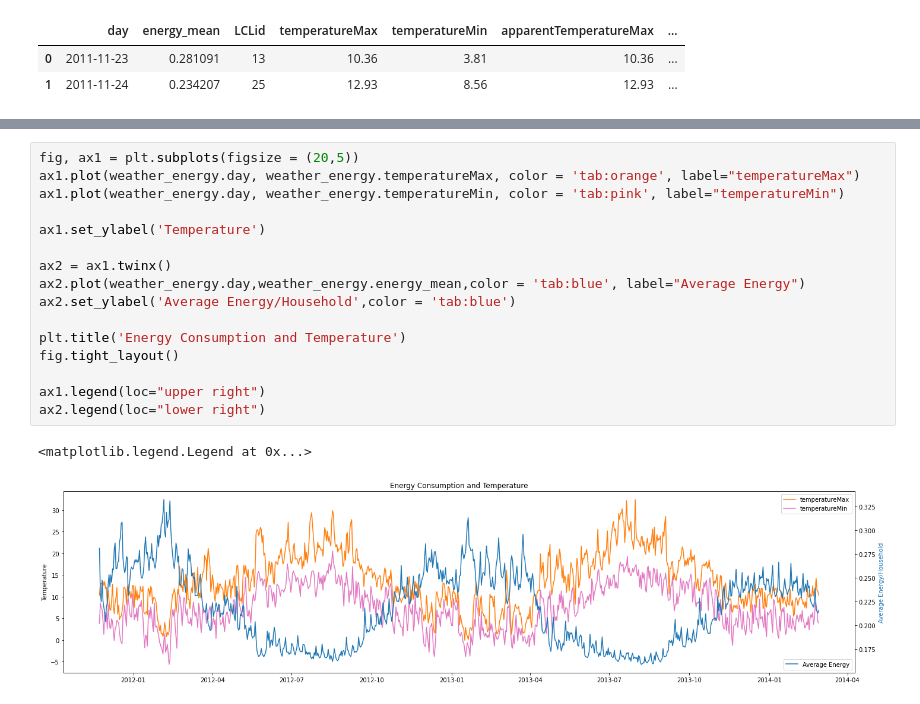
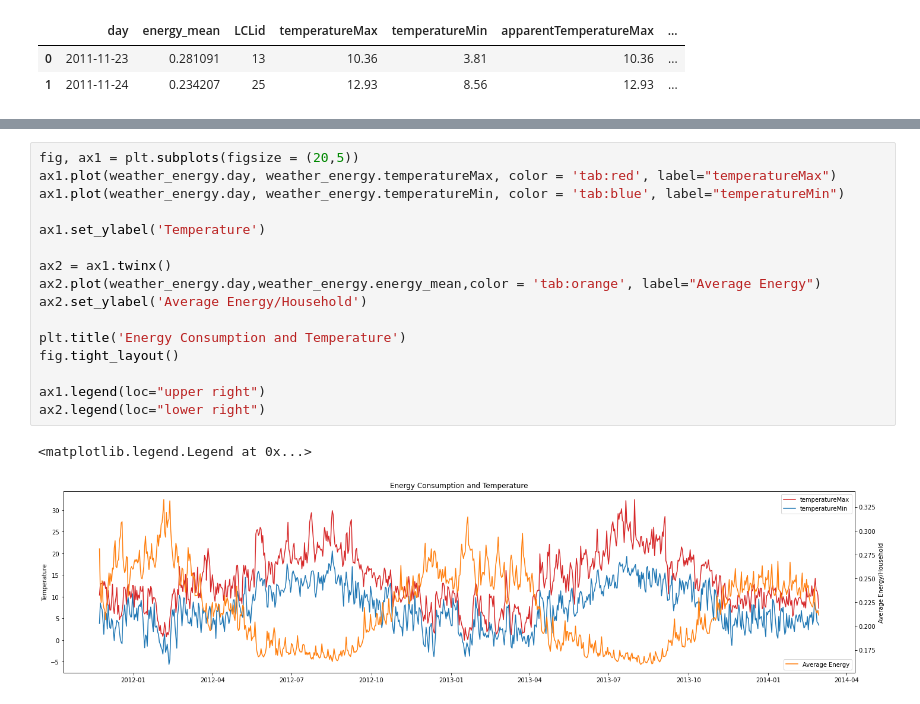
Before and after one commit to Akansh-a/Smart-Meters, a Jupyter notebook: 1.Plots.ipynb, the cells around one changed output, grey strips where cells are left out. Saved outputs shown, nothing was run; the diff lists cells and outputs as text.

```diff
--- a/1.Plots.ipynb
+++ b/1.Plots.ipynb
@@ -149,19 +191,19 @@ for i, feature in enumerate(weather_feature):
 # %%
 fig, ax1 = plt.subplots(figsize = (20,5))
-ax1.plot(weather_energy.day, weather_energy.temperatureMax, color = 'tab:orange', label="temperatureMax")
-ax1.plot(weather_energy.day, weather_energy.temperatureMin, color = 'tab:pink', label="temperatureMin")
+ax1.plot(weather_energy.day, weather_energy.temperatureMax, color = 'tab:red', label="temperatureMax")
+ax1.plot(weather_energy.day, weather_energy.temperatureMin, color = 'tab:blue', label="temperatureMin")
 
 ax1.set_ylabel('Temperature')
 
 ax2 = ax1.twinx()
-ax2.plot(weather_energy.day,weather_energy.energy_mean,color = 'tab:blue', label="Average Energy")
-ax2.set_ylabel('Average Energy/Household',color = 'tab:blue')
+ax2.plot(weather_energy.day,weather_energy.energy_mean,color = 'tab:orange', label="Average Energy")
+ax2.set_ylabel('Average Energy/Household')
 
 plt.title('Energy Consumption and Temperature')
 fig.tight_layout()
 
 ax1.legend(loc="upper right")
 ax2.legend(loc="lower right")
 # %% [output]
 <matplotlib.legend.Legend at 0x...>
-[figure, old version]
+[figure, new version]
```
Also changed, not shown: parts of 23 cells of this notebook.
